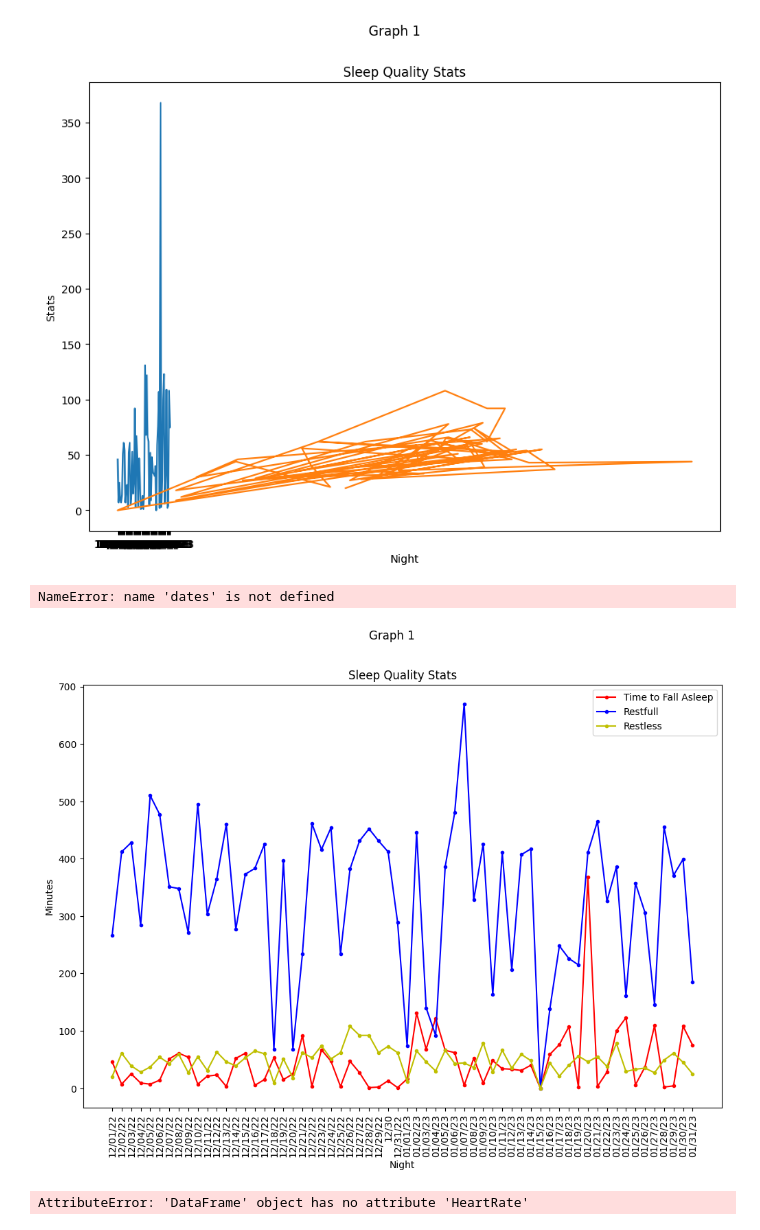
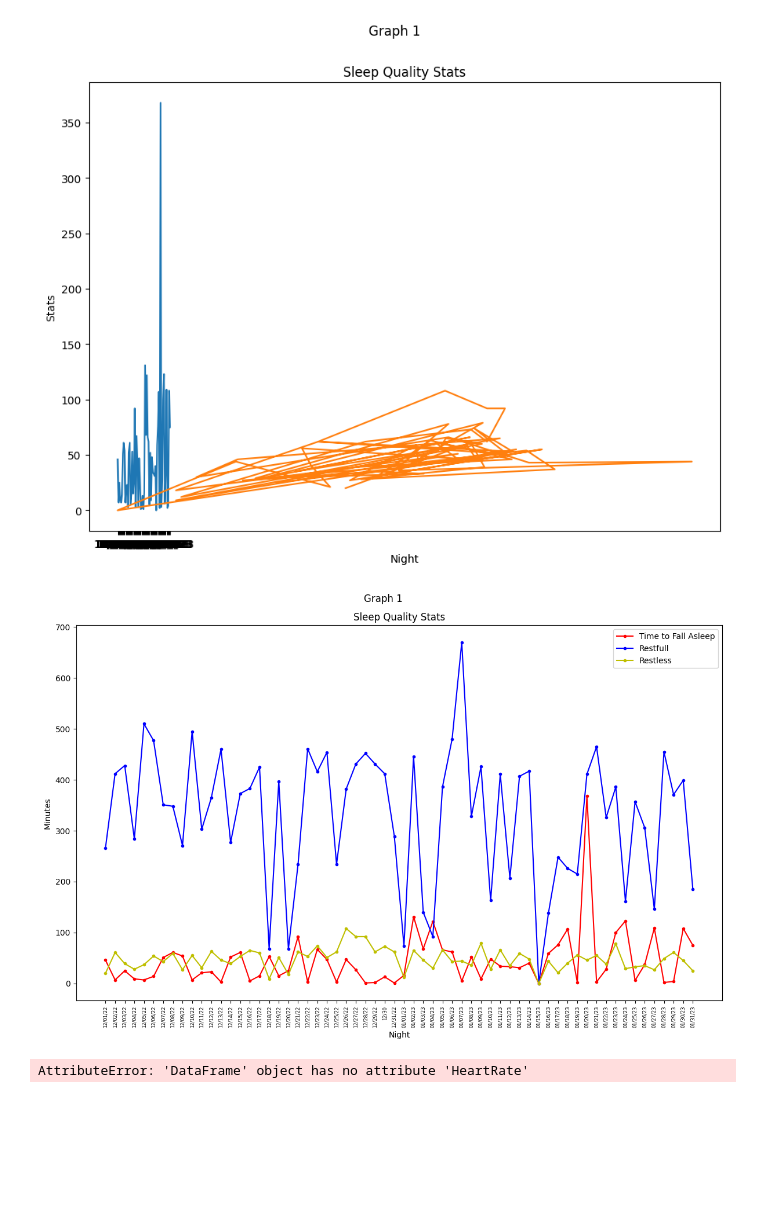
Before and after one commit to ACollins00/SmartMattressMoonPhases, a Jupyter notebook: Untitled-1.ipynb, the cells around one changed output. Cells and saved outputs as stored; diff of their text form; code cells hidden in the pictures; blank space fills up the shorter version.

```diff
--- a/Untitled-1.ipynb
+++ b/Untitled-1.ipynb
@@ -38,34 +38,31 @@ Contents in csv file:        Night  TtoFallAsleep  Restful  Restless
 # %%
 import datetime
 import matplotlib.pyplot as plt
 from matplotlib.dates import drange
 import numpy as np
 
 df = pd.read_csv("SmartMattressStats - Sheet1 (2).csv")
 
 plt.figure(figsize=(12,8))
 
 plt.plot(df.Night, df.TtoFallAsleep, 'r.-', label="Time to Fall Asleep")
 plt.plot(df.Night, df.Restful, 'b.-', label="Restful")
 plt.plot(df.Night, df.Restless, 'y.-', label="Restless")
 plt.legend(['Time to Fall Asleep', 'Restfull', 'Restless'])
 plt.title("Sleep Quality Stats")
 plt.suptitle("Graph 1")
 plt.xlabel("Night")
 plt.ylabel("Minutes")
 
 plt.xticks(rotation='vertical')
 
-y = np.arange(len(dates))
-
 plt.tick_params(axis='x', which='major', labelsize=6)
 
 plt.tight_layout()
 
 plt.show()
 # %% [output]
-NameError: name 'dates' is not defined
-[figure, old version]
+[figure, new version]
 # %%
 import datetime
 import matplotlib.pyplot as plt
```
Also changed, not shown: parts of 1 cell of this notebook, 1 other file.
